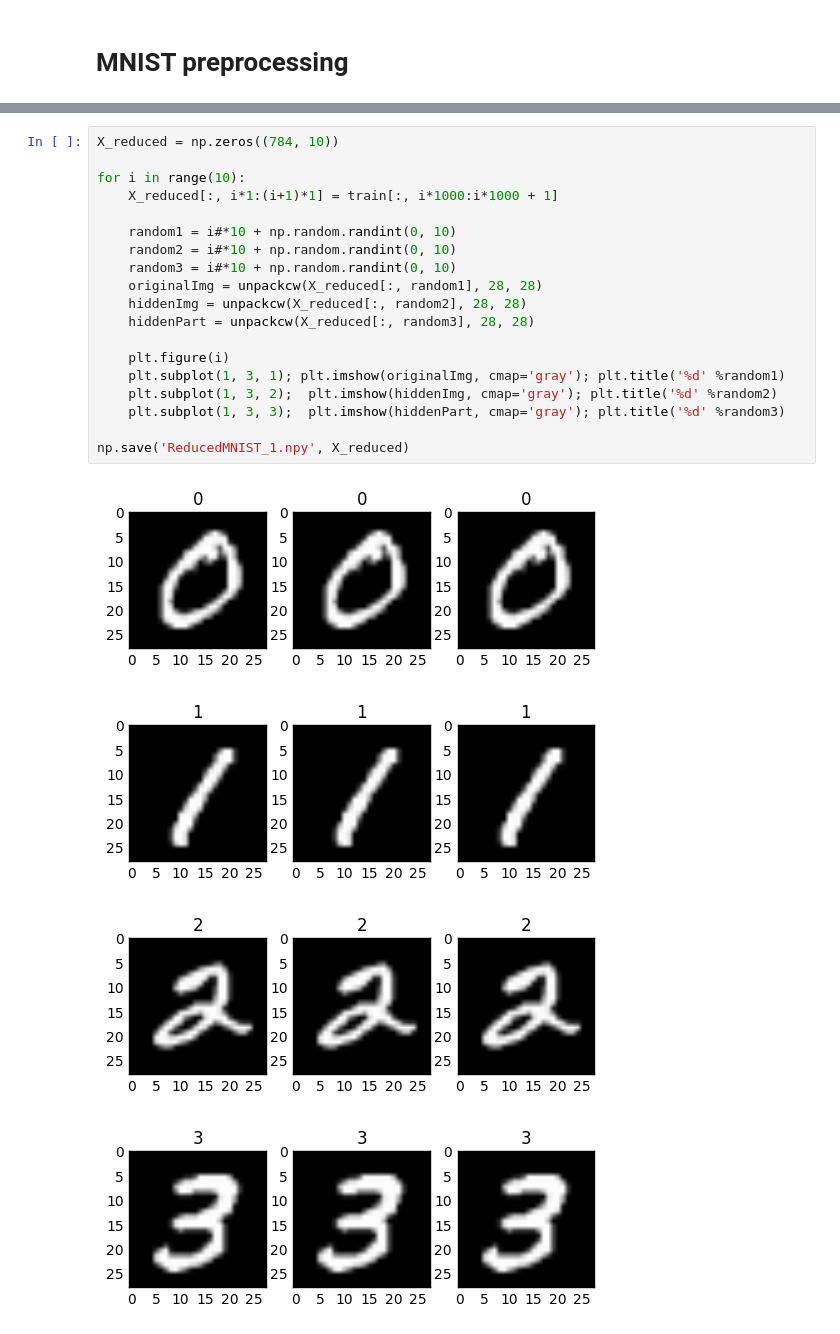
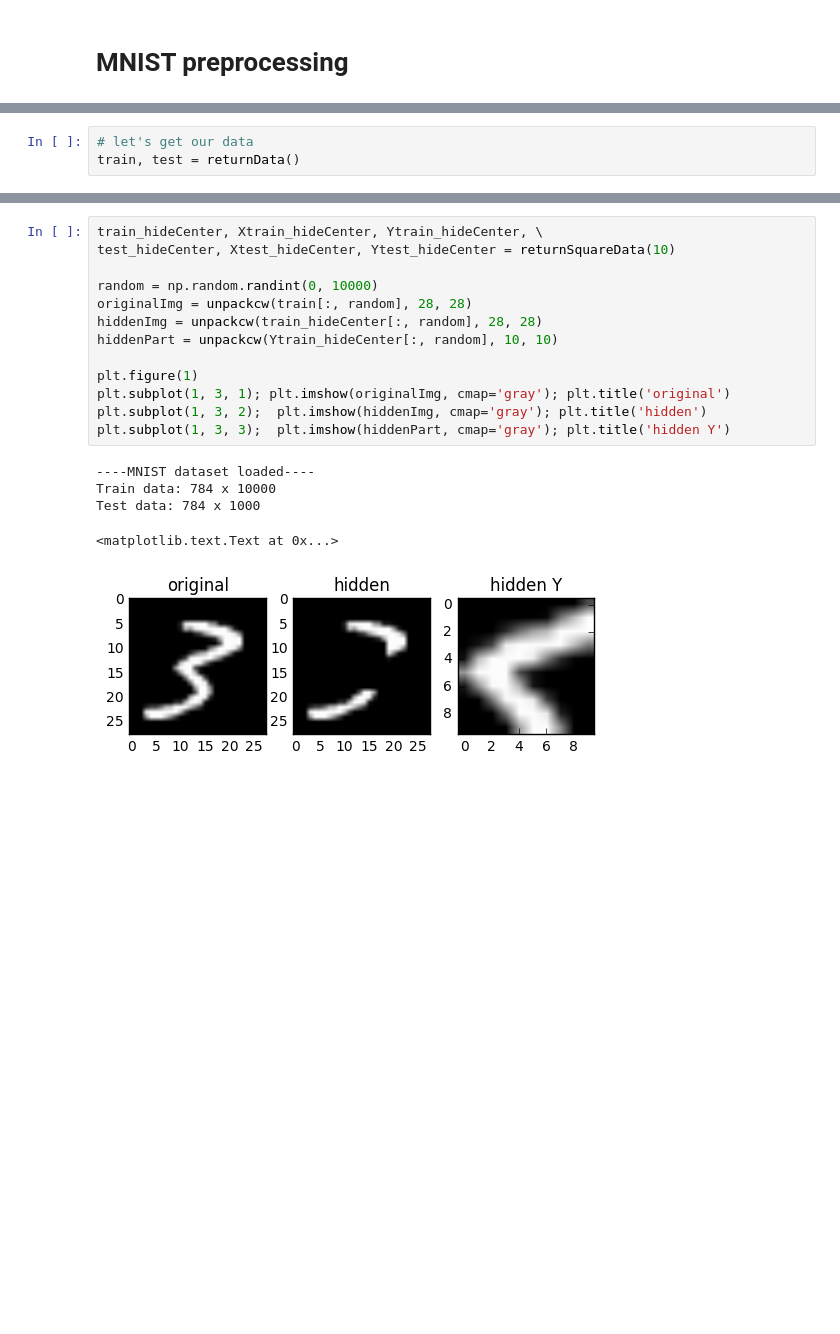
Before and after one commit to dxyang/Thesis, a Jupyter notebook: mnist_hidden.ipynb, the cells around one changed output, grey strips where cells are left out. Cells and saved outputs as stored; diff of their text form; blank space fills up the shorter version.

Commit message:
Remove columns, remove square, memory, and IO experiments

```diff
--- a/mnist_hidden.ipynb
+++ b/mnist_hidden.ipynb
@@ -79,0 +142,3 @@ Test data: 784 x 1000
+# %%
+# let's get our data
+train, test = returnData()
@@ -110,24 +169,19 @@ plt.subplot(1, 3, 3);  plt.imshow(hiddenPart, cmap='gray'); plt.title('hidden Y'
 # %%
-X_reduced = np.zeros((784, 10))
+train_hideCenter, Xtrain_hideCenter, Ytrain_hideCenter, \
+test_hideCenter, Xtest_hideCenter, Ytest_hideCenter = returnSquareData(10)
 
-for i in range(10):
-    X_reduced[:, i*1:(i+1)*1] = train[:, i*1000:i*1000 + 1]
+random = np.random.randint(0, 10000)
+originalImg = unpackcw(train[:, random], 28, 28)
+hiddenImg = unpackcw(train_hideCenter[:, random], 28, 28)
+hiddenPart = unpackcw(Ytrain_hideCenter[:, random], 10, 10)
 
-    random1 = i#*10 + np.random.randint(0, 10)
-    random2 = i#*10 + np.random.randint(0, 10)
-    random3 = i#*10 + np.random.randint(0, 10)
-    originalImg = unpackcw(X_reduced[:, random1], 28, 28)
-    hiddenImg = unpackcw(X_reduced[:, random2], 28, 28)
-    hiddenPart = unpackcw(X_reduced[:, random3], 28, 28)
-
-    plt.figure(i)
-    plt.subplot(1, 3, 1); plt.imshow(originalImg, cmap='gray'); plt.title('%d' %random1)
-    plt.subplot(1, 3, 2);  plt.imshow(hiddenImg, cmap='gray'); plt.title('%d' %random2)
-    plt.subplot(1, 3, 3);  plt.imshow(hiddenPart, cmap='gray'); plt.title('%d' %random3)
-
-np.save('ReducedMNIST_1.npy', X_reduced)
+plt.figure(1)
+plt.subplot(1, 3, 1); plt.imshow(originalImg, cmap='gray'); plt.title('original')
+plt.subplot(1, 3, 2);  plt.imshow(hiddenImg, cmap='gray'); plt.title('hidden')
+plt.subplot(1, 3, 3);  plt.imshow(hiddenPart, cmap='gray'); plt.title('hidden Y')
 # %% [output]
+----MNIST dataset loaded----
+Train data: 784 x 10000
+Test data: 784 x 1000
+<matplotlib.text.Text at 0x...>
-[figure, old version]
+[figure, new version]
-[figure, removed]
-[figure, removed]
-[figure, removed]
```
Also changed, not shown: parts of 8 cells of this notebook, 9 other files.
